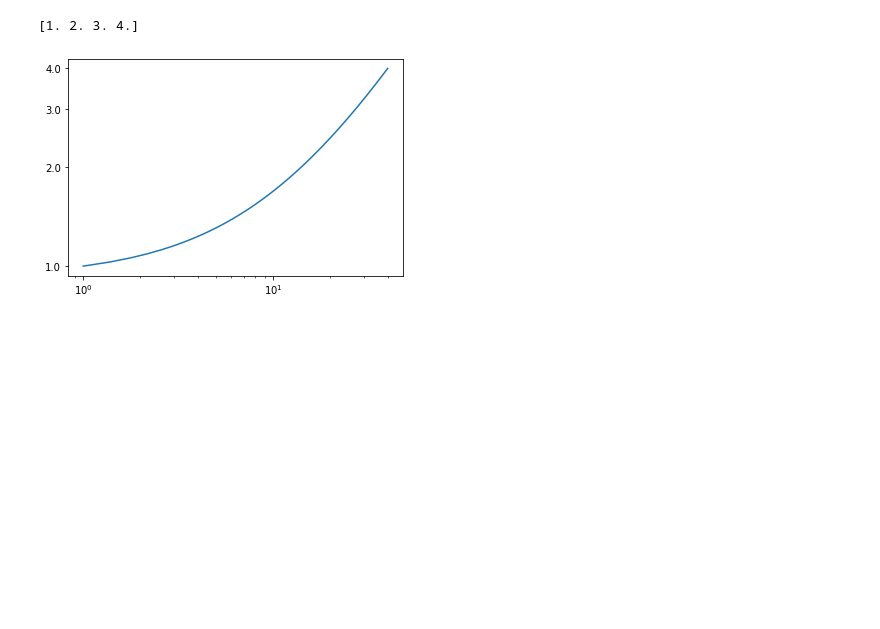
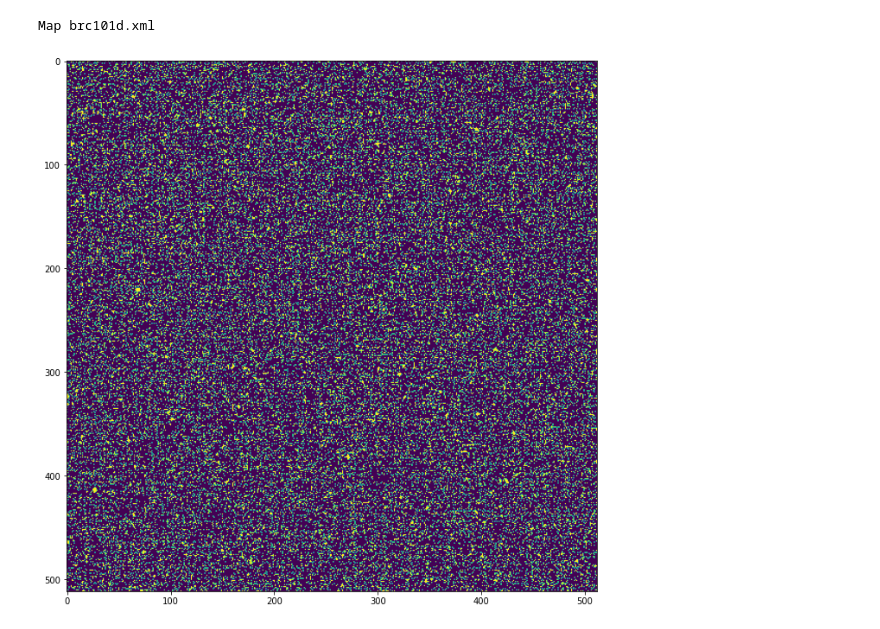
Before and after one commit to adilku/Rstar_path_planning, a Jupyter notebook: AnalysisOfAlgorithms/AlgoDiff.ipynb, the cells around one changed output. Cells and saved outputs as stored; diff of their text form; code cells hidden in the pictures; blank space fills up the shorter version.

```diff
--- a/AnalysisOfAlgorithms/AlgoDiff.ipynb
+++ b/AnalysisOfAlgorithms/AlgoDiff.ipynb
@@ -203,21 +255,11 @@ Map brc101d.xml
-# %%
-x = np.linspace(1, 40, 100);
-y = np.linspace(1, 4, 100);
-
-# Actually plot the exponential values
-plt.plot(x, np.log(y))
-ax = plt.gca()
-
-# Set x logaritmic
-ax.set_xscale('log')
-
-# Rewrite the y labels
-y_labels = np.linspace(min(y), max(y), 4)
-print(y_labels)
-ax.set_yticks(np.log(y_labels))
-ax.set_yticklabels(y_labels)
-
-plt.show()
-# %% [output]
-[1. 2. 3. 4.]
-[figure, removed]
+# %%
+print("Map brc101d.xml")
+path_to_executable_r_star = "/Users/adilkhankussidenov/Documents/PathPlanning/git_rstar/Rstar_path_planning/Bin/Debug/RstarSearch"
+path_to_executable_a_star = "/Users/adilkhankussidenov/Documents/PathPlanning/PathPlanningProject2d/Bin/Debug/Adilkhan_Kussidenov_ASearch"
+path_to_xml = "/Users/adilkhankussidenov/Documents/PathPlanning/git_rstar/Rstar_path_planning/TestData/random-map_xml/random512-20-0_rstar.xml"
+draw_image(path_to_xml)
+#AllData = do_test(path_to_executable_r_star, path_to_executable_a_star, path_to_xml, 100)
+#draw_data(AllData)
+# %% [output]
+Map brc101d.xml
+[figure, added]
```
Also changed, not shown: parts of 8 cells of this notebook, 2 other files.
